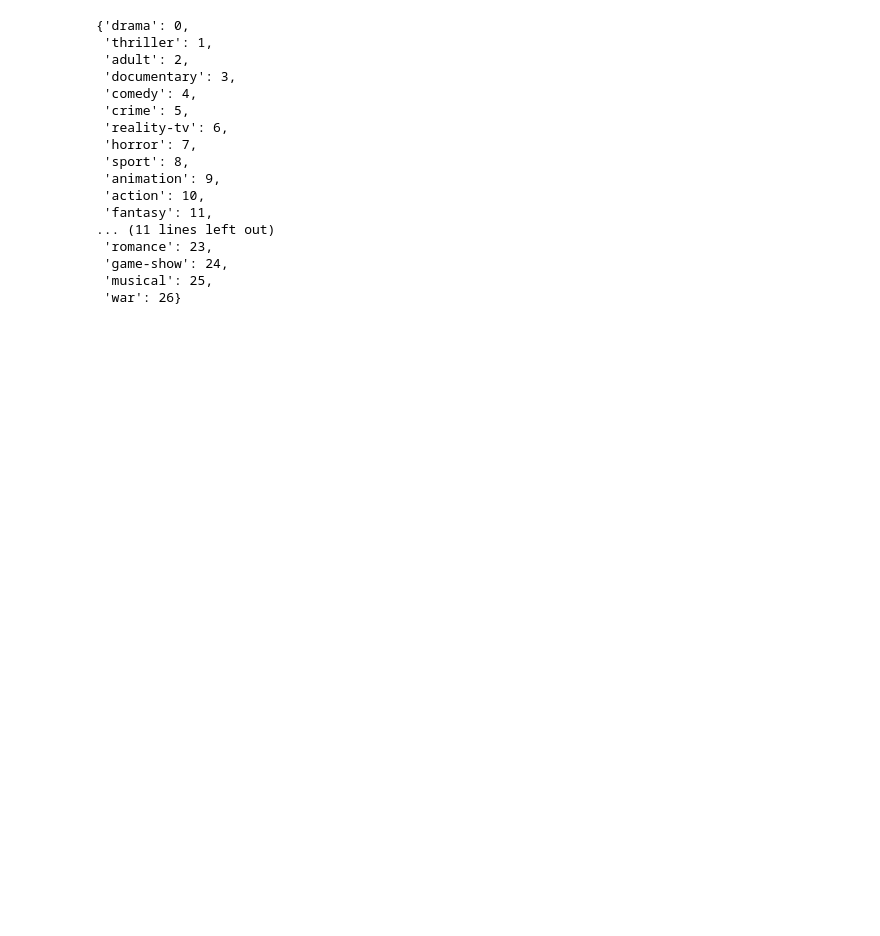
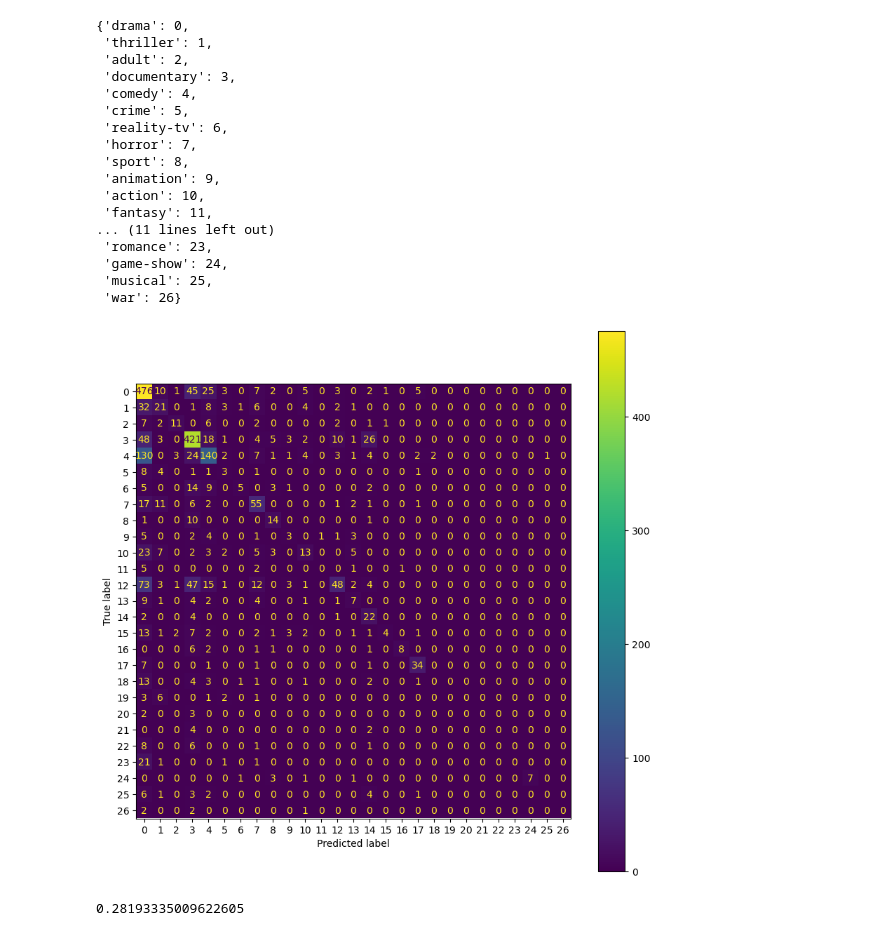
Before and after one commit to legobridge/movie-genre-classification, a Jupyter notebook: notebooks/transformer_models.ipynb, the cells around one changed output. Drawn from its saved outputs; the diff is of its cells as text; code cells hidden in the pictures; blank space fills up the shorter version.

```diff
--- a/notebooks/transformer_models.ipynb
+++ b/notebooks/transformer_models.ipynb
@@ -351,3 +234,31 @@ genre_encoding
  'game-show': 24,
  'musical': 25,
  'war': 26}
+# %%
+import matplotlib.pyplot as plt
+from sklearn.metrics import ConfusionMatrixDisplay
+from sklearn.metrics import f1_score
+
+
+def get_confusion_matrix(y_true, y_pred):
+    fig, ax = plt.subplots(figsize=(10, 10))
+    ConfusionMatrixDisplay.from_predictions(y_true, y_pred, ax=ax)
+    plt.show()
+
+    return None
+
+
+def get_f1_score(y_true, y_pred):
+    f1 = f1_score(y_true, y_pred, average='macro')
+    return f1
+# %%
+y_pred = classifier_model.predict(x_test)
+y_pred = np.argmax(y_pred, axis=1)
+# %%
+get_confusion_matrix(np.argmax(y_test, axis=1), y_pred)
+# %% [output]
+[figure, added]
+# %%
+get_f1_score(np.argmax(y_test, axis=1), y_pred)
+# %% [output]
+0.28193335009622605
```
Also changed, not shown: parts of 11 cells of this notebook, 7 other files.
